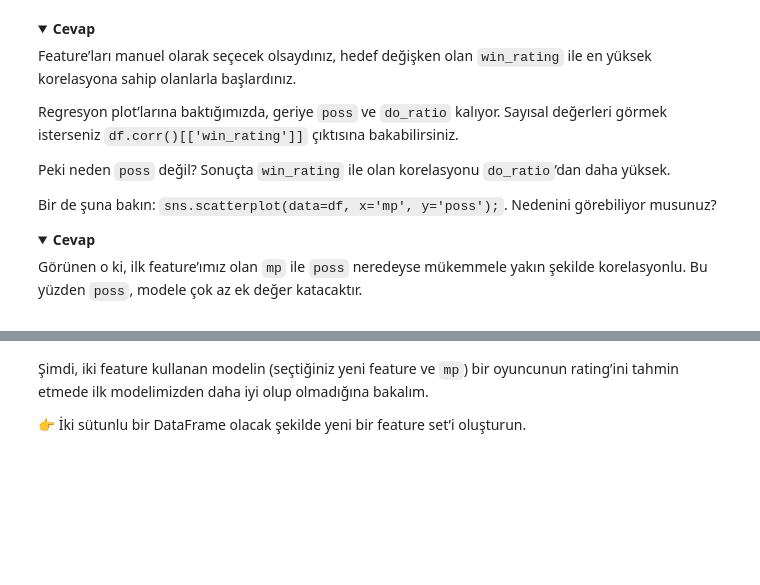
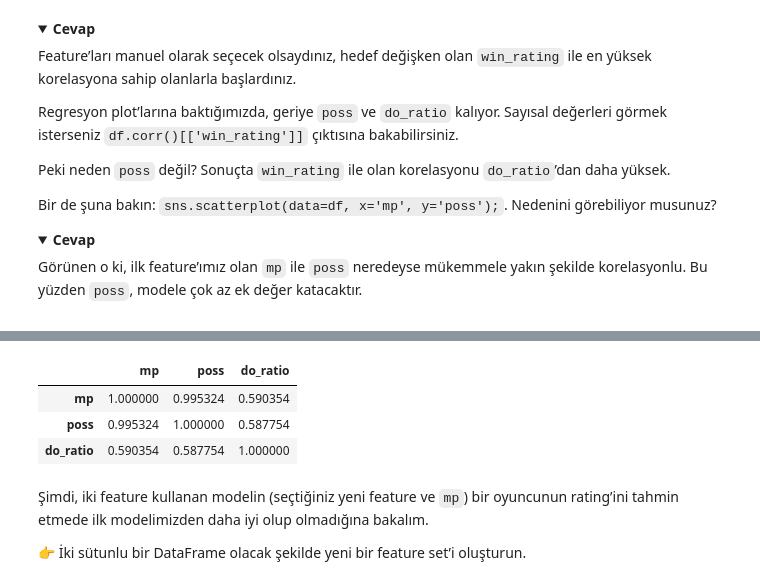
Before and after one commit to serenkayranerbas/S16D1-S-data-linear-regression, a Jupyter notebook: Linear_Regression.ipynb, the cells around one changed output, grey strips where cells are left out. Saved outputs shown, nothing was run; the diff lists cells and outputs as text; code cells hidden in the pictures; folded sections open; blank space fills up the shorter version.

```diff
--- a/Linear_Regression.ipynb
+++ b/Linear_Regression.ipynb
@@ -304,3 +316,10 @@ plt.show()
+# %%
+df[["mp", "poss", "do_ratio"]].corr()
+# %% [output]
+|  | mp | poss | do_ratio |
+| mp | 1.000000 | 0.995324 | 0.590354 |
+| poss | 0.995324 | 1.000000 | 0.587754 |
+| do_ratio | 0.590354 | 0.587754 | 1.000000 |
 # %% [markdown]
 Şimdi, iki feature kullanan modelin (seçtiğiniz yeni feature ve `mp`) bir oyuncunun rating’ini tahmin etmede ilk modelimizden daha iyi olup olmadığına bakalım.
 
```
Also changed, not shown: parts of 8 cells of this notebook, 1 other file.
